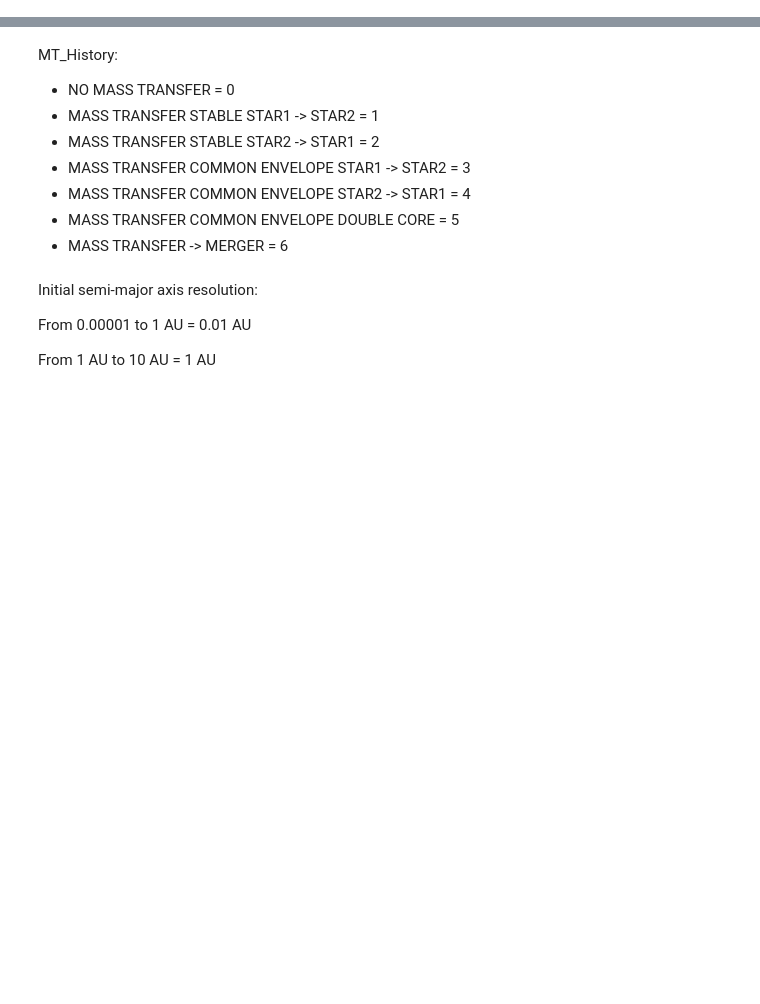
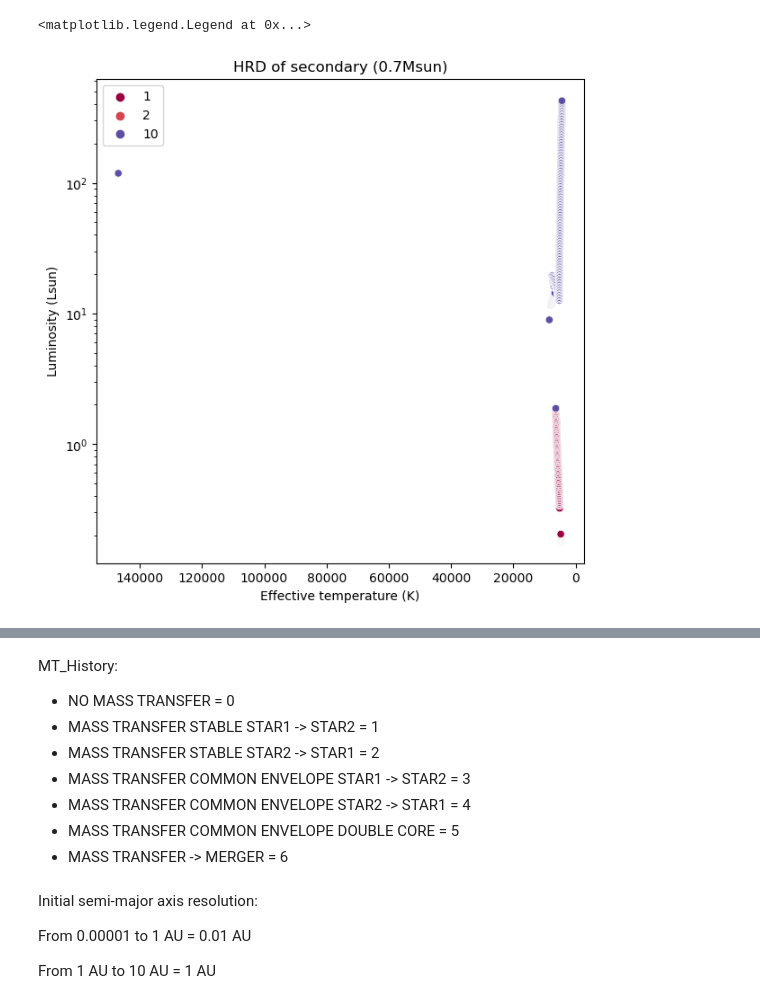
Before and after one commit to mkim0029/COMPAS, a Jupyter notebook: src/1Msun+0.7Msun_a0.00726to0.02476/Detailed_Output/read.ipynb, the cells around one changed output, grey strips where cells are left out. Cells and saved outputs as stored; diff of their text form; code cells hidden in the pictures; blank space fills up the shorter version.

```diff
--- a/src/1Msun+0.7Msun_a0.00726to0.02476/Detailed_Output/read.ipynb
+++ b/src/1Msun+0.7Msun_a0.00726to0.02476/Detailed_Output/read.ipynb
@@ -7,0 +46,12 @@ import seaborn as sns
+# %%
+plt.figure(figsize=(7, 7))
+sns.scatterplot(data=df, x='        Teff(2)         ', y='     Luminosity(2)      ', hue='Stellar_Type(1)', palette='Spectral', legend='full')
+plt.gca().invert_xaxis()
+plt.title('HRD of secondary (0.7Msun)')
+plt.xlabel('Effective temperature (K)')
+plt.ylabel('Luminosity (Lsun)')
+plt.yscale('log')
+plt.legend()
+# %% [output]
+<matplotlib.legend.Legend at 0x...>
+[figure, added]
```
Also changed, not shown: parts of 6 cells of this notebook, 39 other files.
